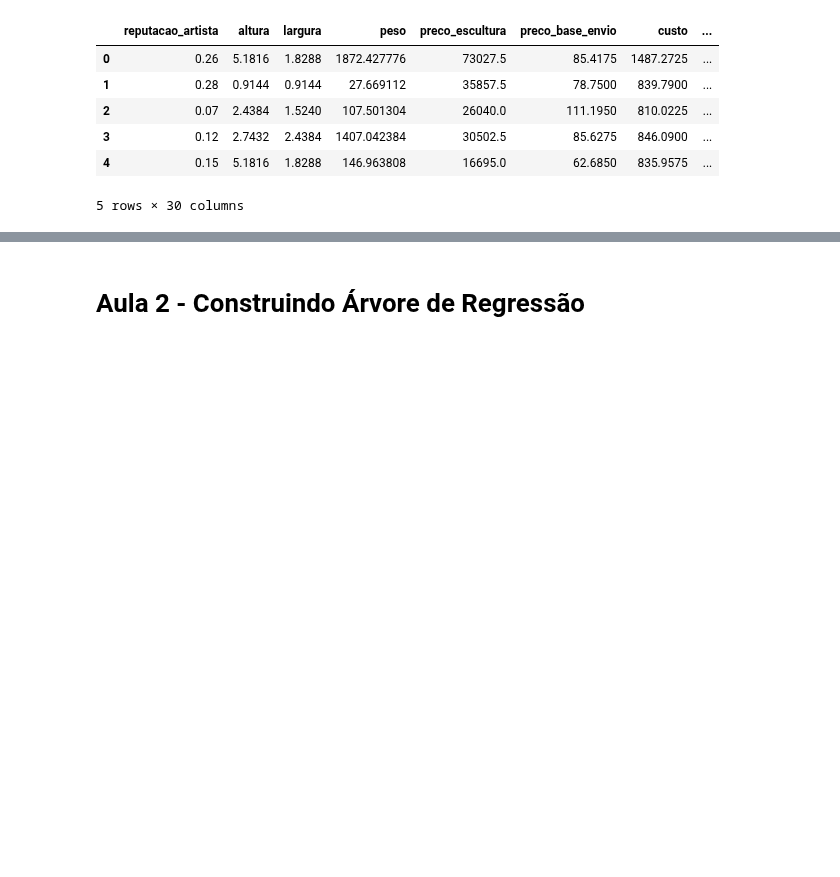
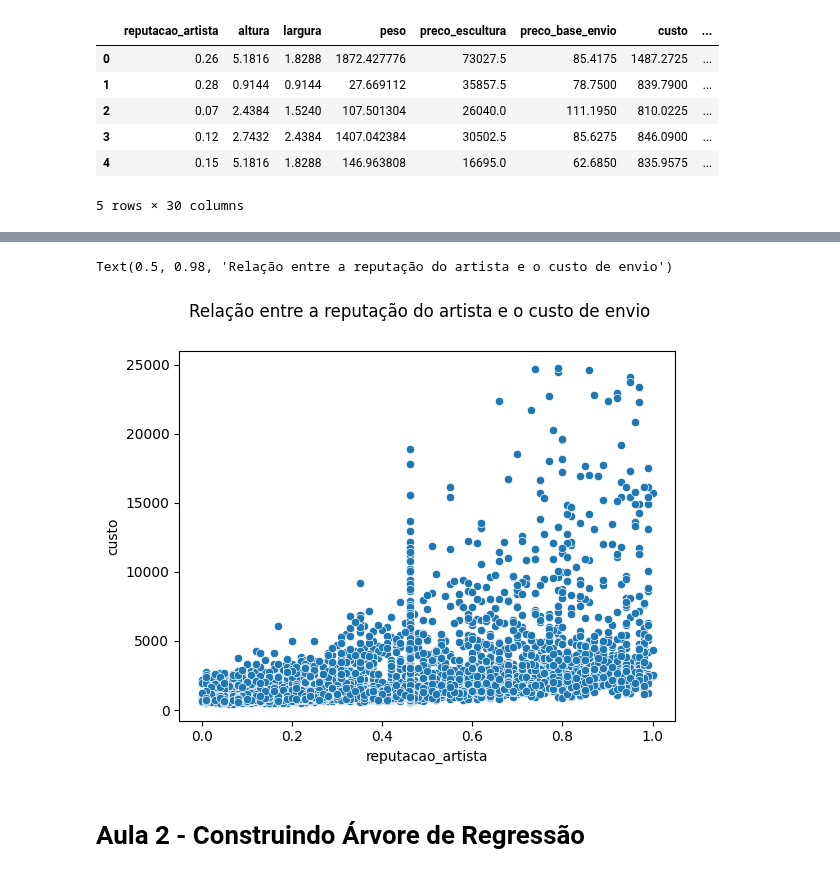
Before and after one commit to arthur-pulini/Machine-Learning-regressao-alura, a Jupyter notebook: Construindo_Arvores_de_Regressao/Projeto-Regressao.ipynb, the cells around one changed output, grey strips where cells are left out. Cells and saved outputs as stored; diff of their text form; code cells hidden in the pictures; blank space fills up the shorter version.

```diff
--- a/Construindo_Arvores_de_Regressao/Projeto-Regressao.ipynb
+++ b/Construindo_Arvores_de_Regressao/Projeto-Regressao.ipynb
@@ -176,3 +209,9 @@ df.head()
+# %%
+ax = sns.scatterplot(data=df, x=df['reputacao_artista'], y=df['custo'])
+ax.figure.suptitle('Relação entre a reputação do artista e o custo de envio')
+# %% [output]
+Text(0.5, 0.98, 'Relação entre a reputação do artista e o custo de envio')
+[figure, added]
 # %% [markdown]
 # Aula 2 - Construindo Árvore de Regressão
 # %%
```
Also changed, not shown: parts of 3 cells of this notebook.
